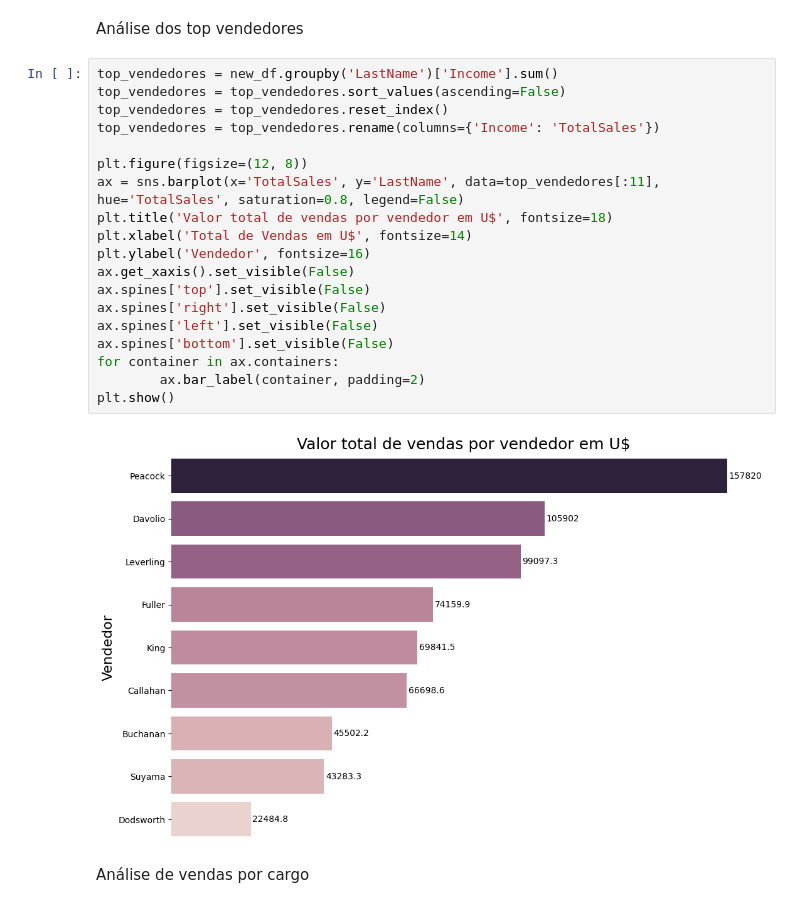
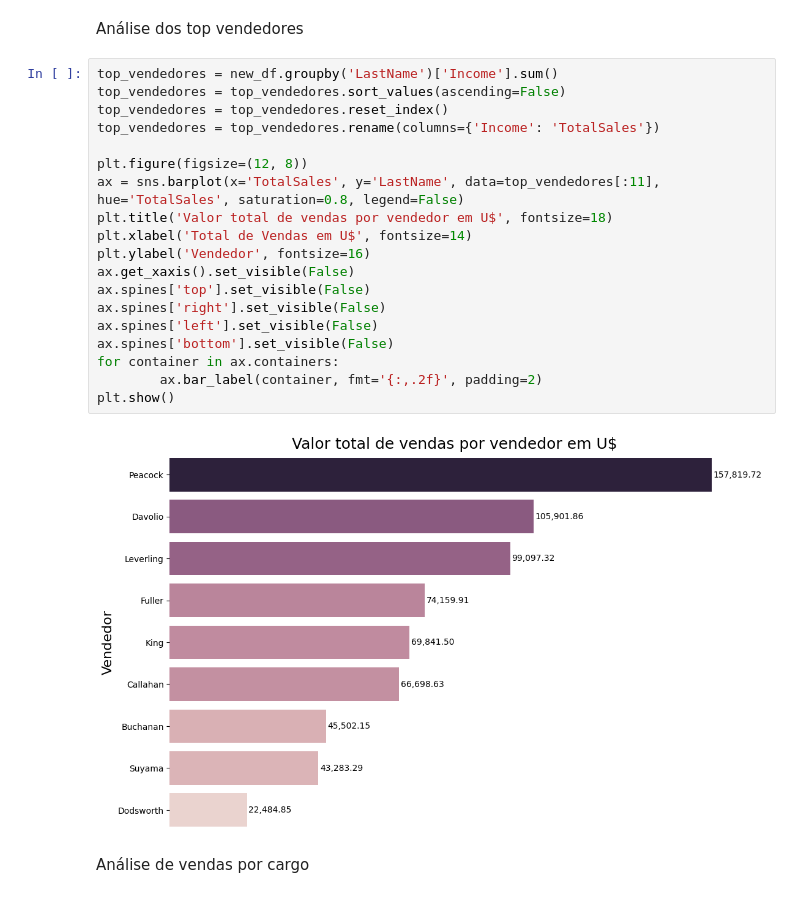
Before and after one commit to goncalvesmarcio/projeto-BI-northwind-traders, a Jupyter notebook: projeto analise northwind.ipynb, the cells around one changed output. Saved outputs shown, nothing was run; the diff lists cells and outputs as text.

```diff
--- a/projeto analise northwind.ipynb
+++ b/projeto analise northwind.ipynb
@@ -301,24 +301,24 @@ Análise dos top vendedores
 # %%
 top_vendedores = new_df.groupby('LastName')['Income'].sum()
 top_vendedores = top_vendedores.sort_values(ascending=False)
 top_vendedores = top_vendedores.reset_index()
 top_vendedores = top_vendedores.rename(columns={'Income': 'TotalSales'})
 
 plt.figure(figsize=(12, 8))
 ax = sns.barplot(x='TotalSales', y='LastName', data=top_vendedores[:11], hue='TotalSales', saturation=0.8, legend=False)
 plt.title('Valor total de vendas por vendedor em U$', fontsize=18)
 plt.xlabel('Total de Vendas em U$', fontsize=14)
 plt.ylabel('Vendedor', fontsize=16)
 ax.get_xaxis().set_visible(False)
 ax.spines['top'].set_visible(False)
 ax.spines['right'].set_visible(False)
 ax.spines['left'].set_visible(False)
 ax.spines['bottom'].set_visible(False)
 for container in ax.containers:
-        ax.bar_label(container, padding=2)
+        ax.bar_label(container, fmt='{:,.2f}', padding=2)
 plt.show()
 # %% [output]
-[figure, old version]
+[figure, new version]
 # %% [markdown]
 Análise de vendas por cargo
 # %%
```
